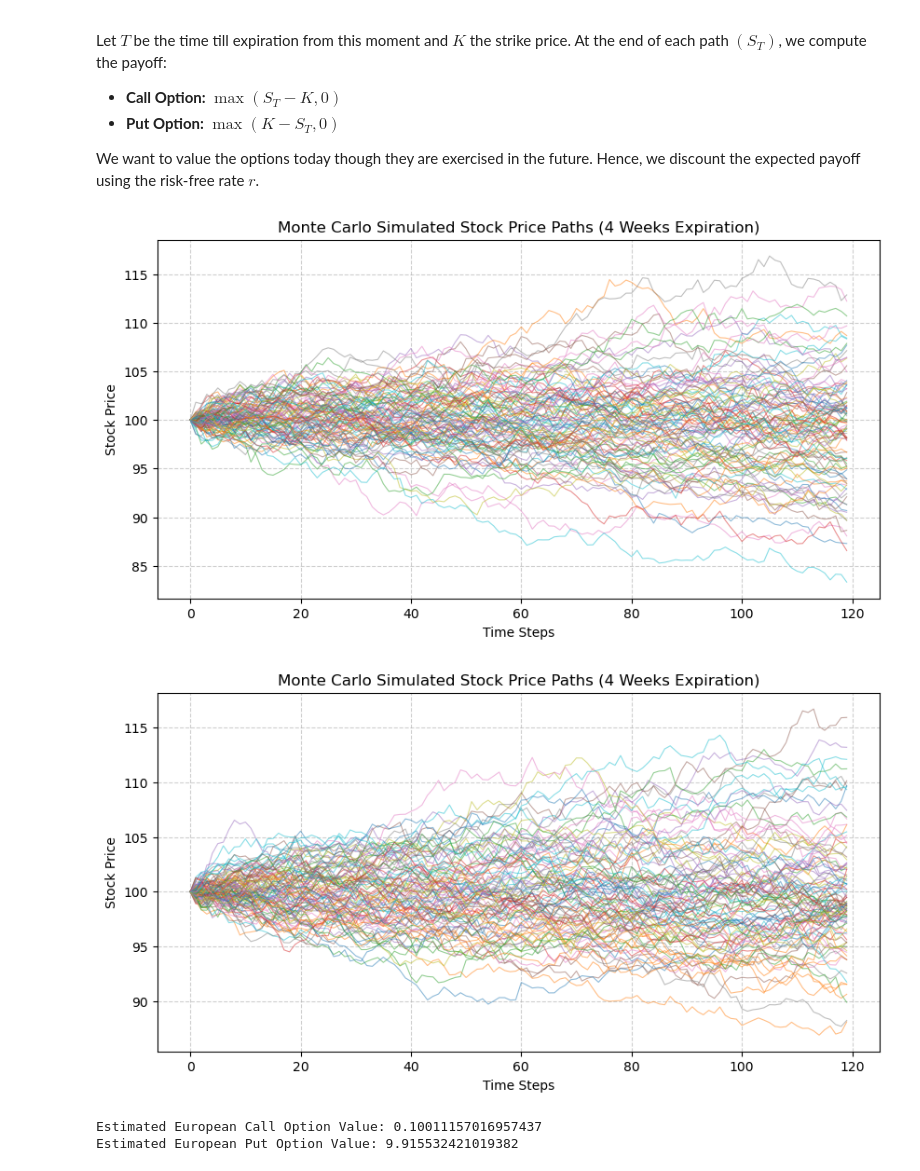
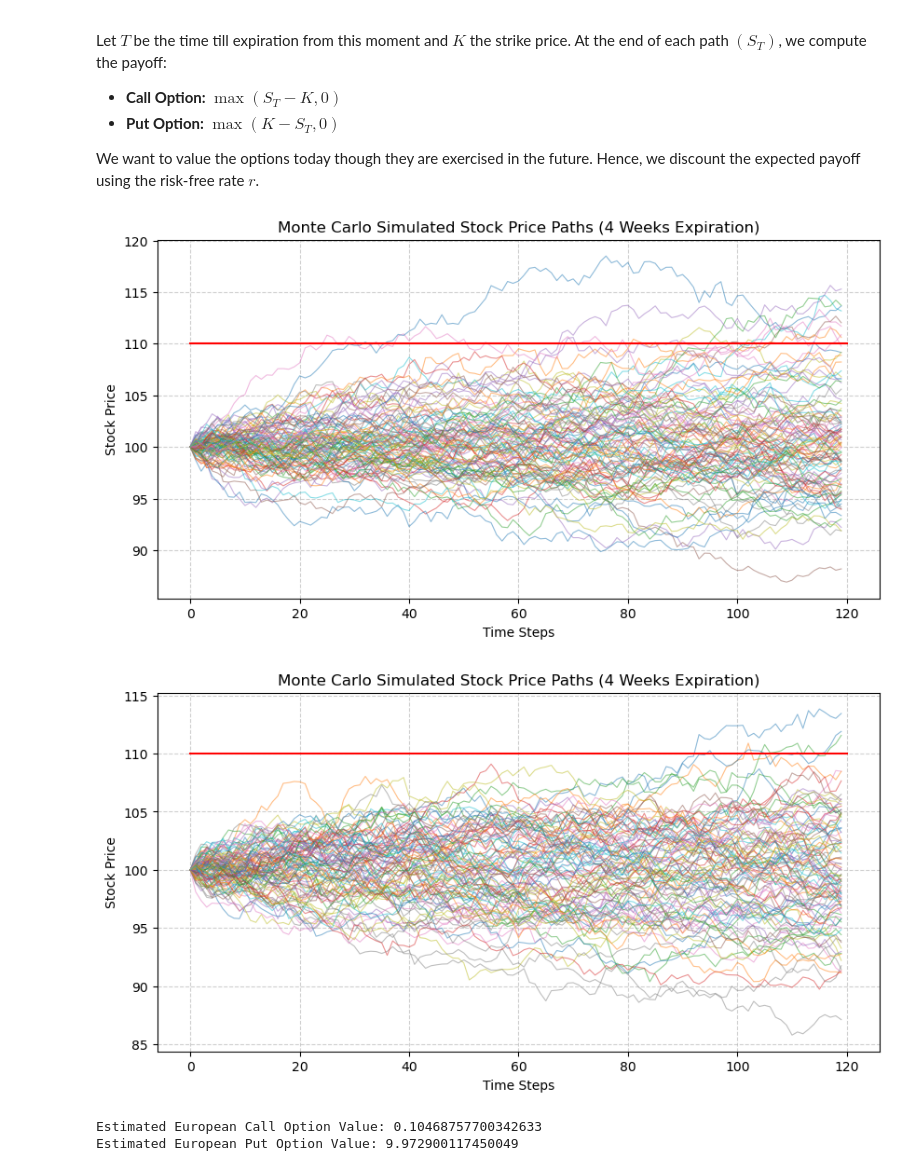
Before and after one commit to sunscorched/OptionsPricing, a Jupyter notebook: monte_carlo_european.ipynb, the cells around one changed output. Saved outputs shown, nothing was run; the diff lists cells and outputs as text; code cells hidden in the pictures.

```diff
--- a/monte_carlo_european.ipynb
+++ b/monte_carlo_european.ipynb
@@ -50,34 +50,35 @@ def monte_carlo_option_pricing(S, K, T_weeks, r, sigma, num_simulations, updates
 
     # Plot a subset of paths
     plt.figure(figsize=(10, 5))
     for i in range(min(100, num_simulations)):  # Plot only 100 paths
         plt.plot(paths[i], alpha=0.5, linewidth=0.8)
 
+    plt.plot([0,num_steps],[K,K],color='r') # line of the strike price
     plt.xlabel("Time Steps")
     plt.ylabel("Stock Price")
     plt.title(f"Monte Carlo Simulated Stock Price Paths ({T_weeks} Weeks Expiration)")
     plt.grid(True, linestyle='--', alpha=0.6)
     plt.show()
 
     return option_value
 
 # Parameters
 S = 100       # Initial stock price
 K = 110       # Strike price
 T_weeks = 4   # Expiration in weeks (e.g., 4 weeks = 20 trading days)
 r = 0.02      # Risk-free rate
 sigma = 0.20  # Volatility
 num_simulations = 10000  # Number of Monte Carlo simulations
 updates_per_day = 6  # Pricing updates per day (1 = daily, 6 = hourly, etc.)
 
 # Estimate call and put option values
 call_price = monte_carlo_option_pricing(S, K, T_weeks, r, sigma, num_simulations, updates_per_day, "call")
 put_price = monte_carlo_option_pricing(S, K, T_weeks, r, sigma, num_simulations, updates_per_day, "put")
 
 print("Estimated European Call Option Value:", call_price)
 print("Estimated European Put Option Value:", put_price)
 # %% [output]
-[figure, old version]
+[figure, new version]
-[figure, old version]
+[figure, new version]
-Estimated European Call Option Value: 0.10011157016957437
-Estimated European Put Option Value: 9.915532421019382
+Estimated European Call Option Value: 0.10468757700342633
+Estimated European Put Option Value: 9.972900117450049
```
